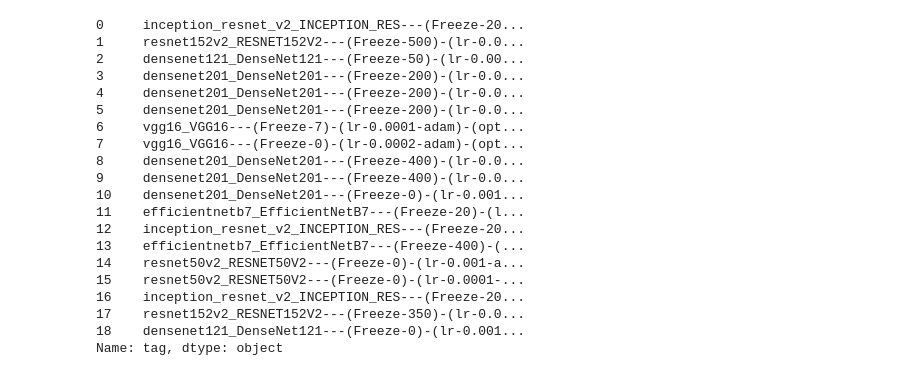
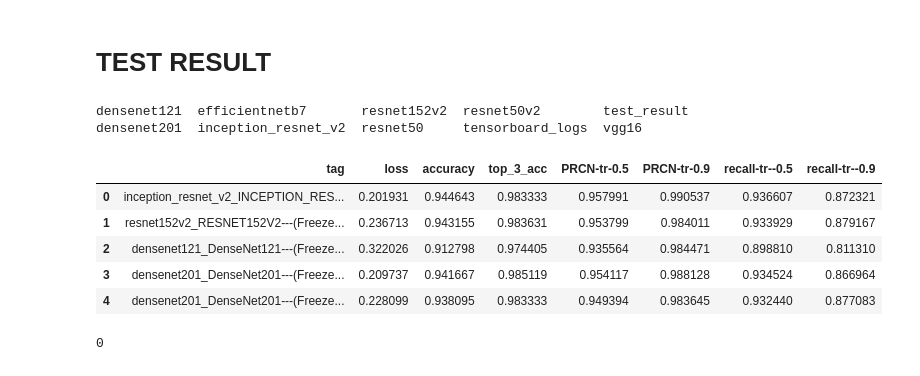
Before and after one commit to Ehsanh1988/computer-vision, a Jupyter notebook: examples/Untitled.ipynb, the cells around one changed output. Cells and saved outputs as stored; diff of their text form; code cells hidden in the pictures.

```diff
--- a/examples/Untitled.ipynb
+++ b/examples/Untitled.ipynb
@@ -49,23 +1,15 @@ for pattern in patterns:
-# %%
-dataframe_testResult['tag']
-# %% [output]
-0     inception_resnet_v2_INCEPTION_RES---(Freeze-20...
-1     resnet152v2_RESNET152V2---(Freeze-500)-(lr-0.0...
-2     densenet121_DenseNet121---(Freeze-50)-(lr-0.00...
-3     densenet201_DenseNet201---(Freeze-200)-(lr-0.0...
-4     densenet201_DenseNet201---(Freeze-200)-(lr-0.0...
-5     densenet201_DenseNet201---(Freeze-200)-(lr-0.0...
-6     vgg16_VGG16---(Freeze-7)-(lr-0.0001-adam)-(opt...
-7     vgg16_VGG16---(Freeze-0)-(lr-0.0002-adam)-(opt...
-8     densenet201_DenseNet201---(Freeze-400)-(lr-0.0...
-9     densenet201_DenseNet201---(Freeze-400)-(lr-0.0...
-10    densenet201_DenseNet201---(Freeze-0)-(lr-0.001...
-11    efficientnetb7_EfficientNetB7---(Freeze-20)-(l...
-12    inception_resnet_v2_INCEPTION_RES---(Freeze-20...
-13    efficientnetb7_EfficientNetB7---(Freeze-400)-(...
-14    resnet50v2_RESNET50V2---(Freeze-0)-(lr-0.001-a...
-15    resnet50v2_RESNET50V2---(Freeze-0)-(lr-0.0001-...
-16    inception_resnet_v2_INCEPTION_RES---(Freeze-20...
-17    resnet152v2_RESNET152V2---(Freeze-350)-(lr-0.0...
-18    densenet121_DenseNet121---(Freeze-0)-(lr-0.001...
-Name: tag, dtype: object
+# %% [markdown]
+# TEST RESULT
+# %%
+from pathlib import Path
+import json
+import pandas as pd
+import re
+import numpy as np
+
+BASE = Path('/workspace/detect-me/product_classifier/saved_models/by_category/')
+
+!ls $BASE
+# %% [output]
+densenet121  efficientnetb7       resnet152v2  resnet50v2        test_result
+densenet201  inception_resnet_v2  resnet50     tensorboard_logs  vgg16
@@ -71,0 +48,9 @@ Name: tag, dtype: object
+# %%
+dataframe_testResult.head()
+# %% [output]
+|  | tag | loss | accuracy | top_3_acc | PRCN-tr-0.5 | PRCN-tr-0.9 | recall-tr--0.5 | recall-tr--0.9 |
+| 0 | inception_resnet_v2_INCEPTION_RES... | 0.201931 | 0.944643 | 0.983333 | 0.957991 | 0.990537 | 0.936607 | 0.872321 |
+| 1 | resnet152v2_RESNET152V2---(Freeze... | 0.236713 | 0.943155 | 0.983631 | 0.953799 | 0.984011 | 0.933929 | 0.879167 |
+| 2 | densenet121_DenseNet121---(Freeze... | 0.322026 | 0.912798 | 0.974405 | 0.935564 | 0.984471 | 0.898810 | 0.811310 |
+| 3 | densenet201_DenseNet201---(Freeze... | 0.209737 | 0.941667 | 0.985119 | 0.954117 | 0.988128 | 0.934524 | 0.866964 |
+| 4 | densenet201_DenseNet201---(Freeze... | 0.228099 | 0.938095 | 0.983333 | 0.949394 | 0.983645 | 0.932440 | 0.877083 |
@@ -71,0 +73,4 @@ Name: tag, dtype: object
+# %%
+dataframe_testResult['tag_HMS'].duplicated().sum()
+# %% [output]
+0
```
Also changed, not shown: parts of 47 cells of this notebook, 1 other file.
